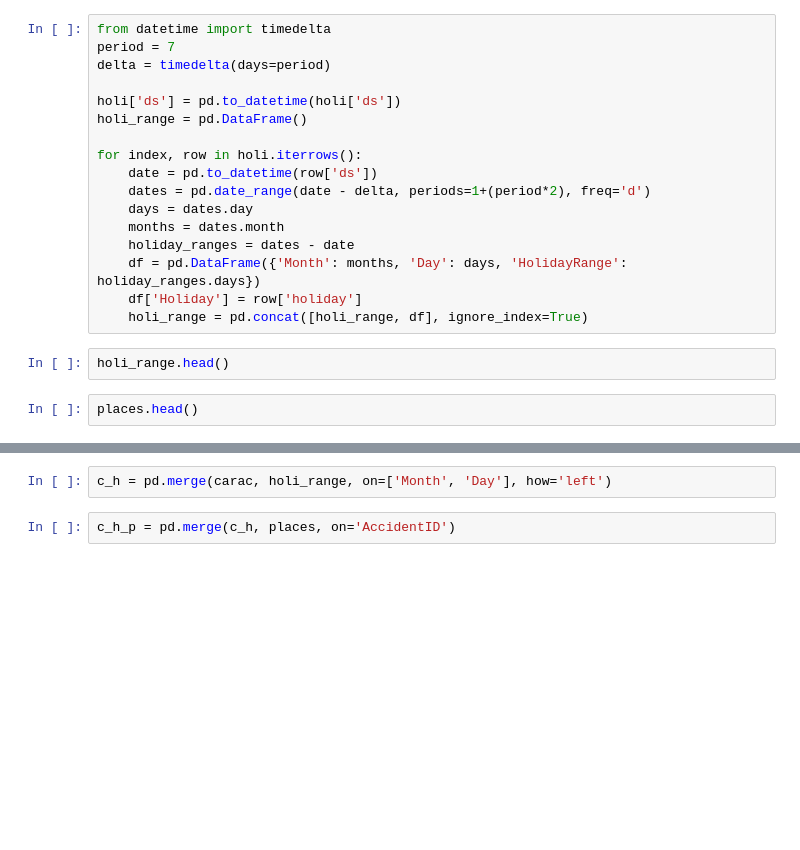
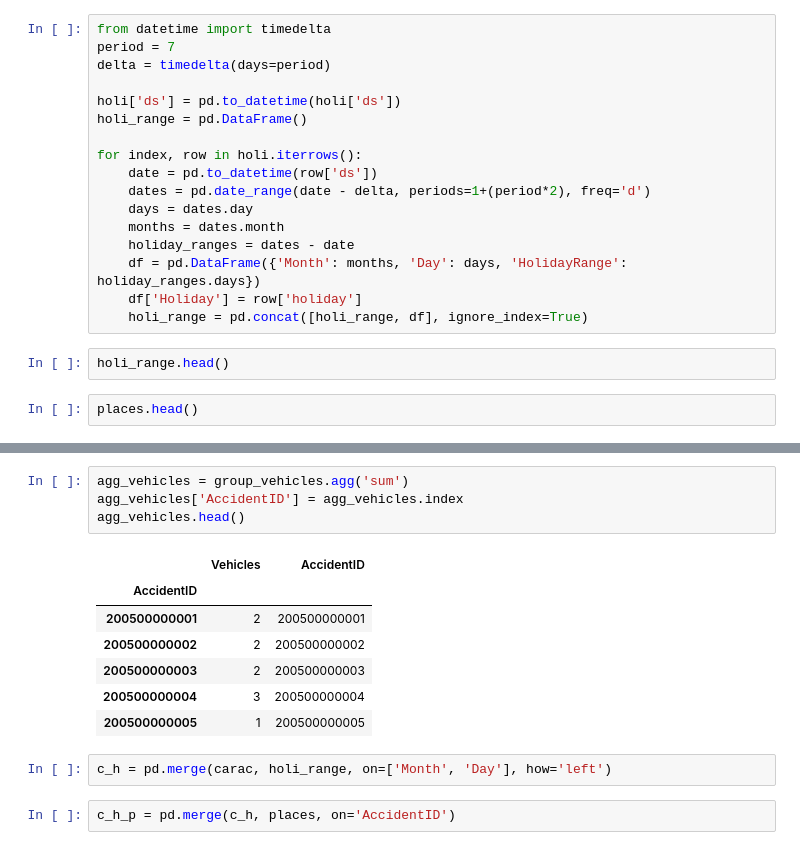
Before and after one commit to tera-hackthon/tera-hackthon, a Jupyter notebook: preprocessing.ipynb, the cells around one changed output, grey strips where cells are left out. Saved outputs shown, nothing was run; the diff lists cells and outputs as text; blank space fills up the shorter version.

```diff
--- a/preprocessing.ipynb
+++ b/preprocessing.ipynb
@@ -209,3 +144,15 @@ KeyError: 'Vehicles'
+# %%
+agg_vehicles = group_vehicles.agg('sum')
+agg_vehicles['AccidentID'] = agg_vehicles.index
+agg_vehicles.head()
+# %% [output]
+|  | Vehicles | AccidentID |
+| AccidentID |  |  |
+| 200500000001 | 2 | 200500000001 |
+| 200500000002 | 2 | 200500000002 |
+| 200500000003 | 2 | 200500000003 |
+| 200500000004 | 3 | 200500000004 |
+| 200500000005 | 1 | 200500000005 |
 # %%
 c_h = pd.merge(carac, holi_range, on=['Month', 'Day'], how='left')
 # %%
```
Also changed, not shown: parts of 24 cells of this notebook, 3 other files.
